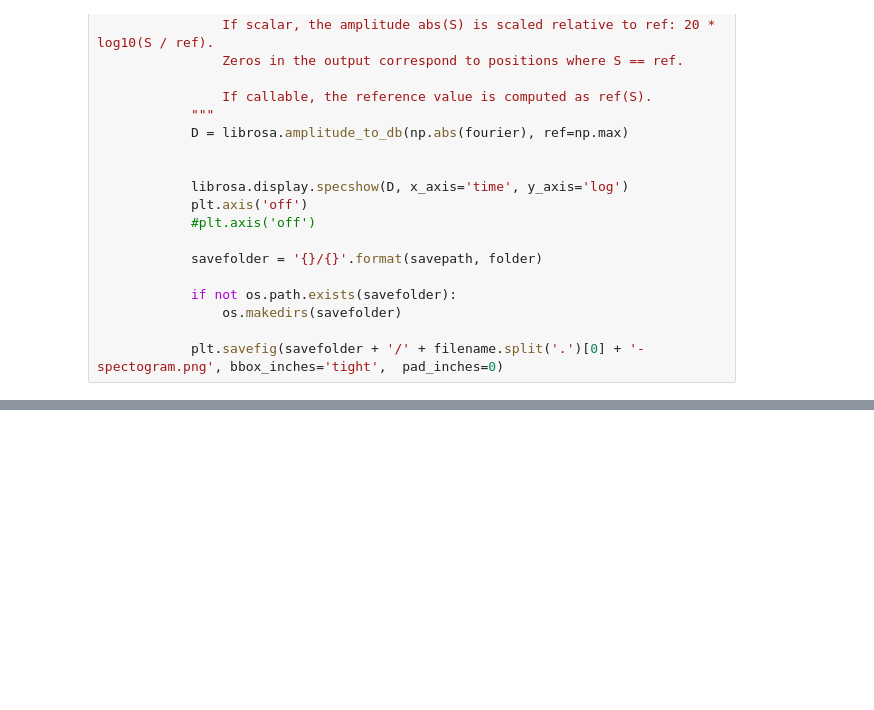
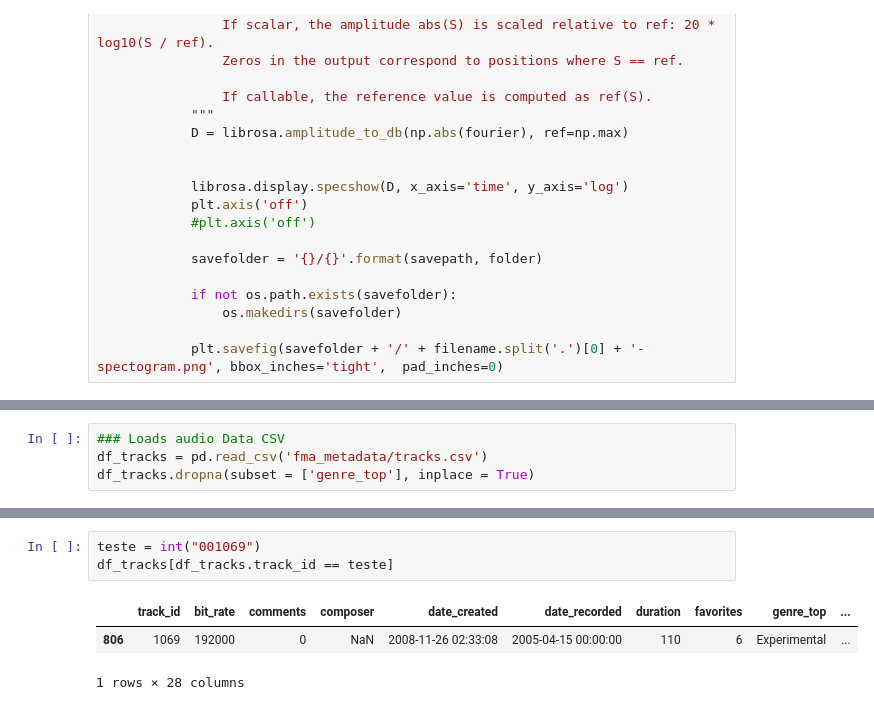
Before and after one commit to matheusbsilva/music-genre-ai, a Jupyter notebook: audio_converter.ipynb, the cells around one changed output, grey strips where cells are left out. Drawn from its saved outputs; the diff is of its cells as text; blank space fills up the shorter version.

```diff
--- a/audio_converter.ipynb
+++ b/audio_converter.ipynb
@@ -125,0 +63,4 @@ for
+# %%
+### Loads audio Data CSV
+df_tracks = pd.read_csv('fma_metadata/tracks.csv')
+df_tracks.dropna(subset = ['genre_top'], inplace = True)
@@ -125,0 +233,7 @@ for
+# %%
+teste = int("001069")
+df_tracks[df_tracks.track_id == teste]
+# %% [output]
+|  | track_id | bit_rate | comments | composer | date_created | date_recorded | duration | favorites | genre_top | ... |
+| 806 | 1069 | 192000 | 0 | NaN | 2008-11-26 02:33:08 | 2005-04-15 00:00:00 | 110 | 6 | Experimental | ... |
+1 rows × 28 columns
```
Also changed, not shown: parts of 14 cells of this notebook.
